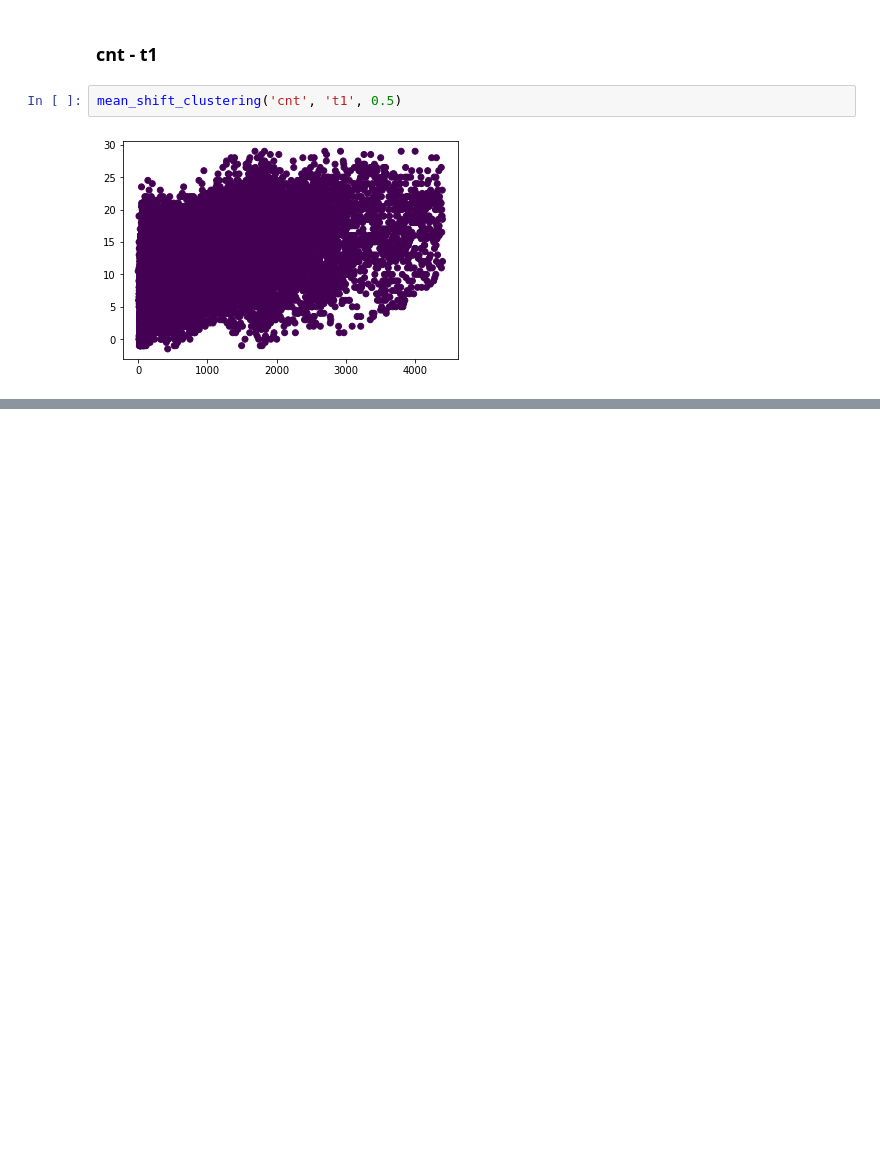
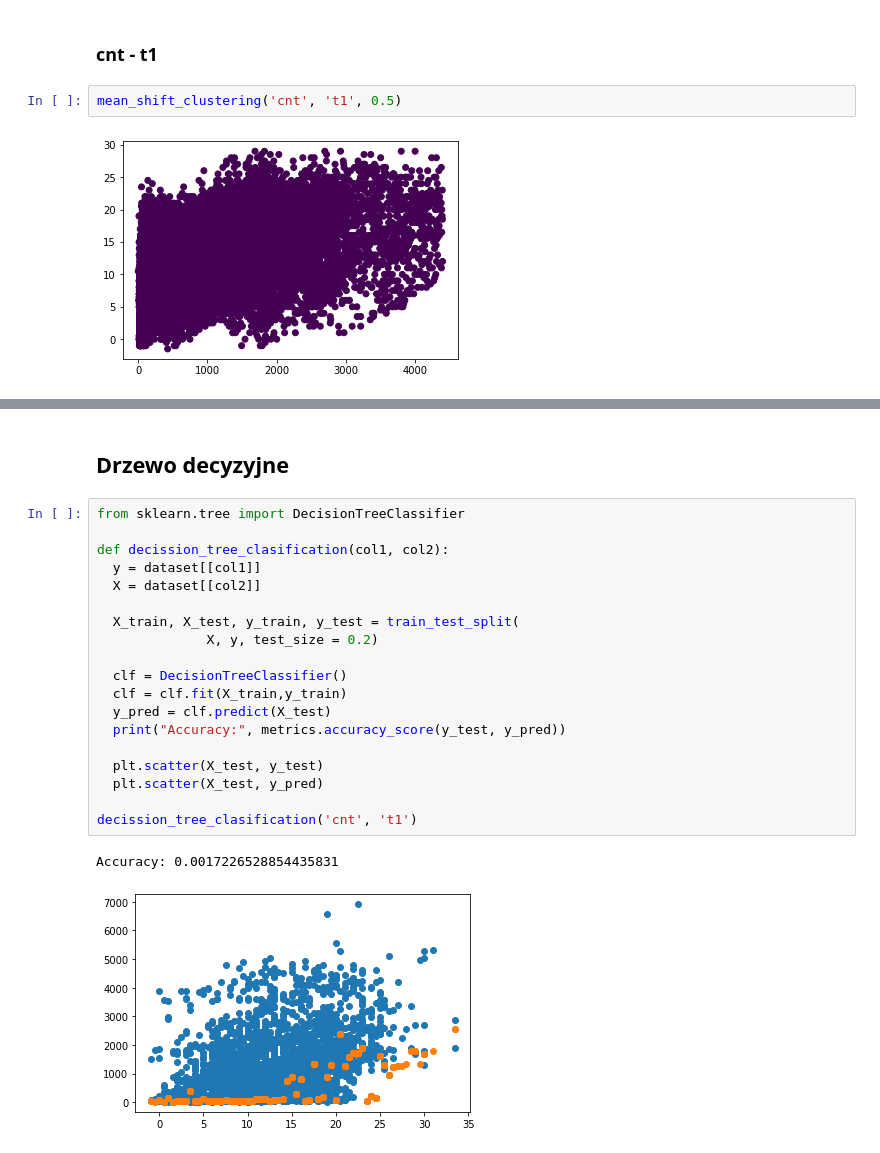
Before and after one commit to hubert-mazur/bike_sharing_data_exploration, a Jupyter notebook: project.ipynb, the cells around one changed output, grey strips where cells are left out. Saved outputs shown, nothing was run; the diff lists cells and outputs as text; blank space fills up the shorter version.

```diff
--- a/project.ipynb
+++ b/project.ipynb
@@ -642,0 +677,24 @@ mean_shift_clustering('cnt', 't1', 0.5)
+# %% [markdown]
+## Drzewo decyzyjne
+# %%
+from sklearn.tree import DecisionTreeClassifier
+
+def decission_tree_clasification(col1, col2):
+  y = dataset[[col1]]
+  X = dataset[[col2]]
+
+  X_train, X_test, y_train, y_test = train_test_split(
+              X, y, test_size = 0.2)
+
+  clf = DecisionTreeClassifier()
+  clf = clf.fit(X_train,y_train)
+  y_pred = clf.predict(X_test)
+  print("Accuracy:", metrics.accuracy_score(y_test, y_pred))
+
+  plt.scatter(X_test, y_test)
+  plt.scatter(X_test, y_pred)
+
+decission_tree_clasification('cnt', 't1')
+# %% [output]
+Accuracy: 0.0017226528854435831
+[figure, added]
```
Also changed, not shown: parts of 5 cells of this notebook.
